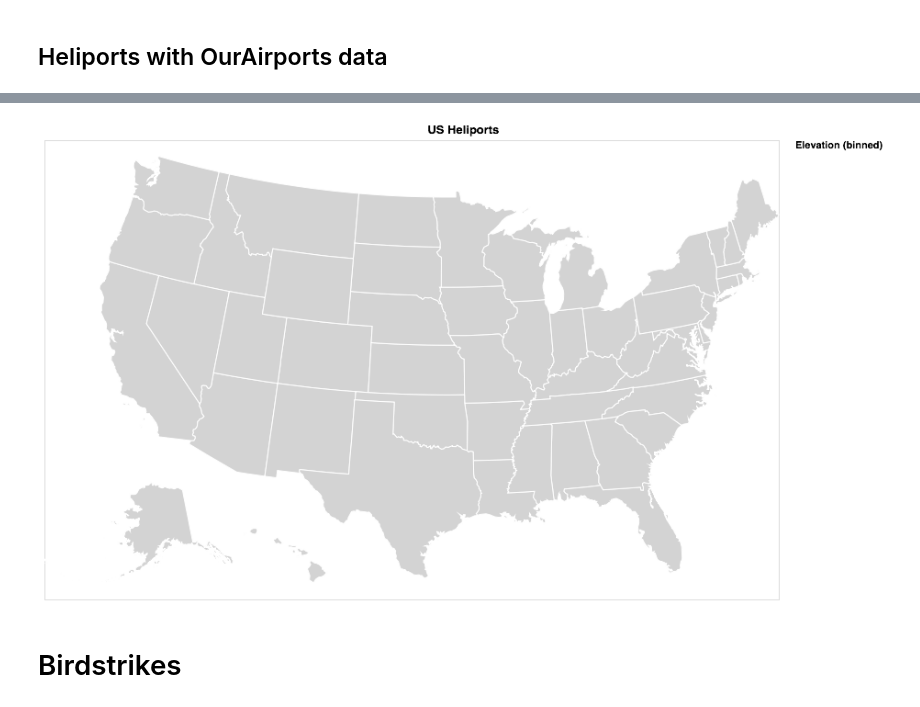
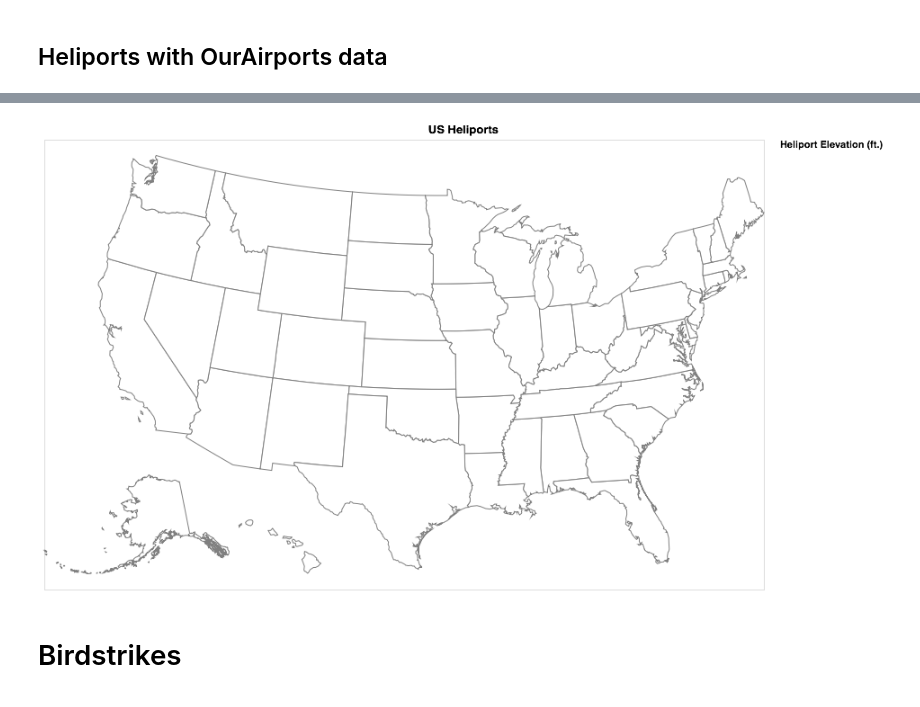
Before and after one commit to mkudija/General-Examples, a Jupyter notebook: Altair/Altair-interactive.ipynb, the cells around one changed output, grey strips where cells are left out. Saved outputs shown, nothing was run; the diff lists cells and outputs as text; code cells hidden in the pictures.

Commit message:
update airports/heliports

```diff
--- a/Altair/Altair-interactive.ipynb
+++ b/Altair/Altair-interactive.ipynb
@@ -148,35 +149,36 @@ chart
 # %%
 import altair as alt
 
 states = alt.topo_feature(data.us_10m.url, feature='states')
 airports = pd.read_csv('heliports.csv')
 
 # US states background
 background = alt.Chart(states).mark_geoshape(
-    fill='lightgray',
-    stroke='white',
+    fill='white',
+    stroke='gray',
 ).properties(
     width=800,
     height=500
 ).project('albersUsa')
 
 # airport positions on background
-points = alt.Chart(airports).mark_circle().encode(
+points = alt.Chart(airports).mark_circle(stroke='gray',strokeWidth=.5).encode(
     longitude='Longitude:Q',
     latitude='Latitude:Q',
     size=alt.value(15),
-    color=alt.Color('Elevation:O', bin=alt.Bin(maxbins=20), sort='descending'),
+    color=alt.Color('Elevation:O', bin=alt.Bin(maxbins=20), sort='ascending',
+                    legend=alt.Legend(title="Heliport Elevation (ft.)")),
     tooltip=['ID:N','Name:N','City:N','Latitude:Q','Longitude:Q','Elevation:O'],
 ).properties(
     title='US Heliports'
 )
 
 chart = (background + points)
 chart.save('heliports.html')
 chart
 # %% [output]
 [interactive output not drawn]
-[figure, old version]
+[figure, new version]
 # %% [markdown]
 # Birdstrikes
 # %%
```
Also changed, not shown: parts of 3 cells of this notebook, 2 other files.
